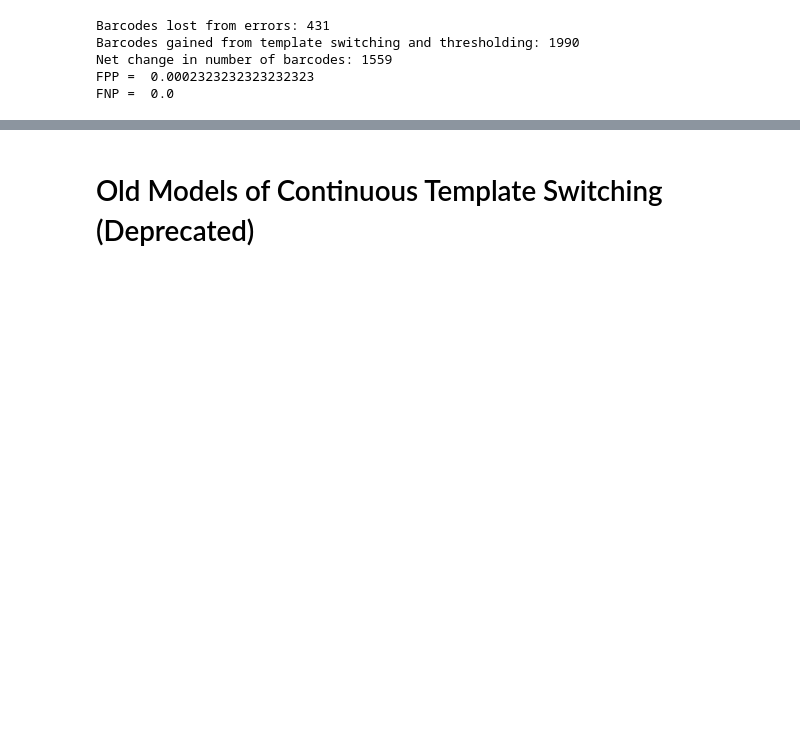
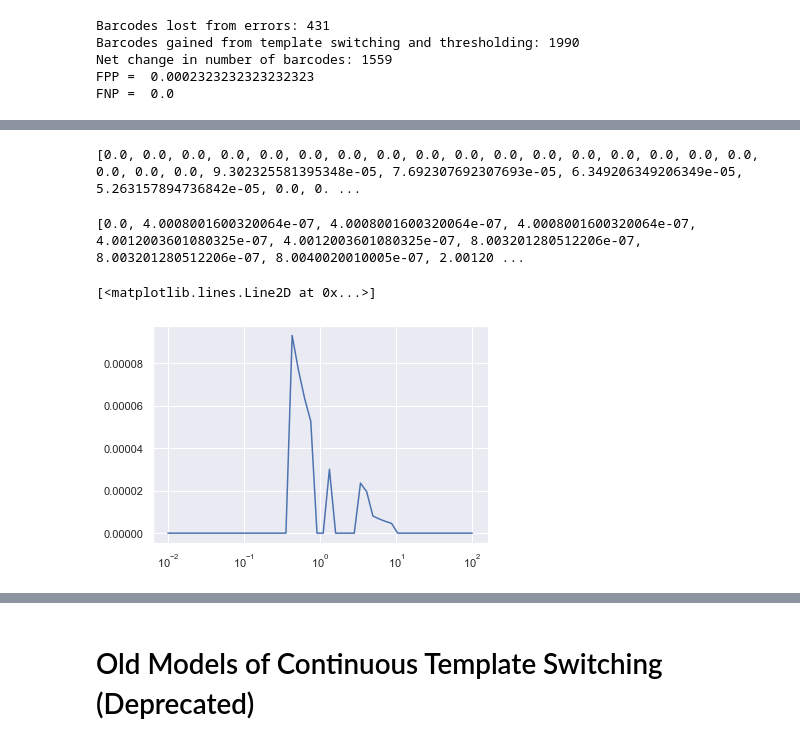
Before and after one commit to dbli2000/SARS-CoV2-Bloom-Filter, a Jupyter notebook: SARSCoV2barcoding v3.ipynb, the cells around one changed output, grey strips where cells are left out. Saved outputs shown, nothing was run; the diff lists cells and outputs as text; code cells hidden in the pictures; blank space fills up the shorter version.

Commit message:
Added scripts for figures
Also updated inferenceanalysis function to catch some errors.

```diff
--- a/SARSCoV2barcoding v3.ipynb
+++ b/SARSCoV2barcoding v3.ipynb
@@ -1726,0 +1783,24 @@ FNP =  0.0
+# %%
+#Figure Panel F
+percentages = np.logspace(-2, 2)
+[FPP1, FNP1] = calculate_error_rates(percentages, 5, 96, 96, 10, 1000)
+[FPP2, FNP2] = calculate_error_rates(percentages, 5, 192, 192, 10, 1000)
+[FPP3, FNP3] = calculate_error_rates(percentages, 5, 384, 384, 10, 1000)
+[FPP4, FNP4] = calculate_error_rates(percentages, 5, 384, 384, 1, 100)
+
+#Runtime warnings due to zero division error for FPP when all individuals are infected
+#Can fix by percentages = np.logspace(-2,2)[:-1]
+#Right now, the last entry is just removed when making figures
+# %%
+print(FNP1, FNP2, FNP3, FNP4)
+# %% [output]
+[0.0, 0.0, 0.0, 0.0, 0.0, 0.0, 0.0, 0.0, 0.0, 0.0, 0.0, 0.0, 0.0, 0.0, 0.0, 0.0, 0.0, 0.0, 0.0, 0.0, 9.302325581395348e-05, 7.692307692307693e-05, 6.349206349206349e-05, 5.263157894736842e-05, 0.0, 0. ...
+# %%
+print(FPP1, FPP2, FPP3, FPP4)
+# %% [output]
+[0.0, 4.0008001600320064e-07, 4.0008001600320064e-07, 4.0008001600320064e-07, 4.0012003601080325e-07, 4.0012003601080325e-07, 8.003201280512206e-07, 8.003201280512206e-07, 8.0040020010005e-07, 2.00120 ...
+# %%
+plt.semilogx(percentages, FNP1)
+# %% [output]
+[<matplotlib.lines.Line2D at 0x...>]
+[figure, added]
```
Also changed, not shown: parts of 11 cells of this notebook.
